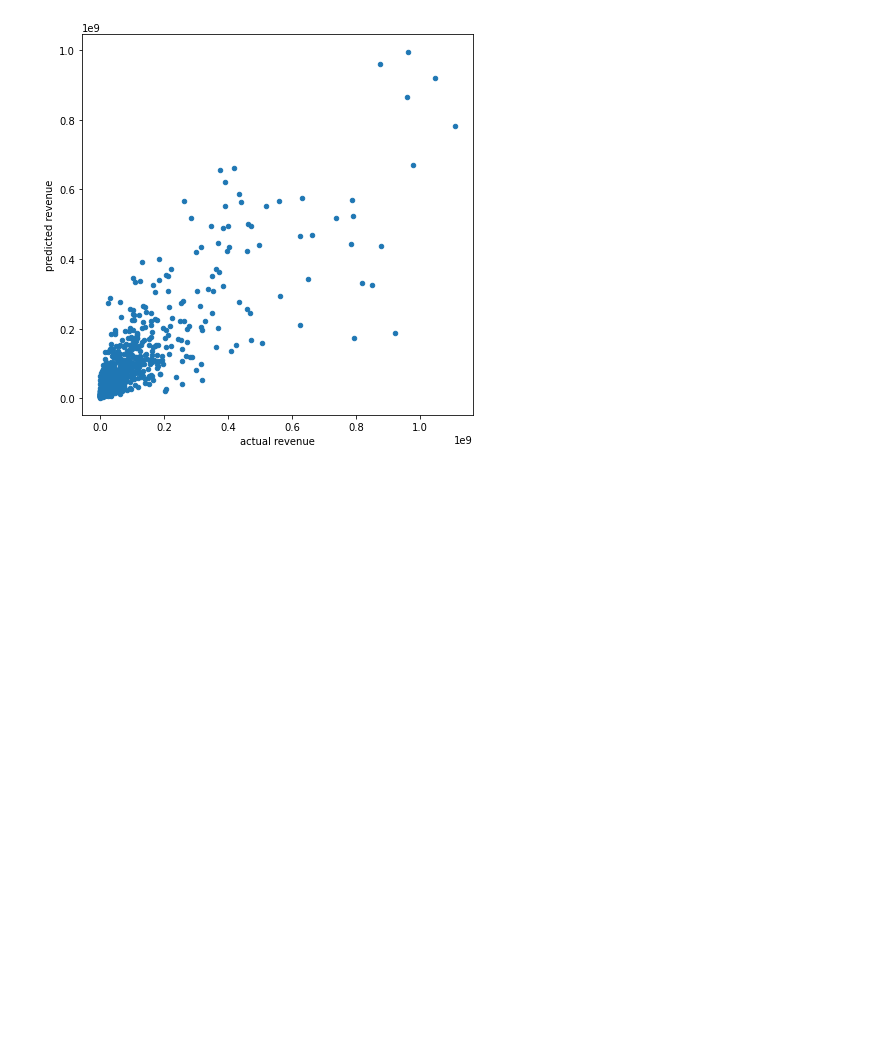
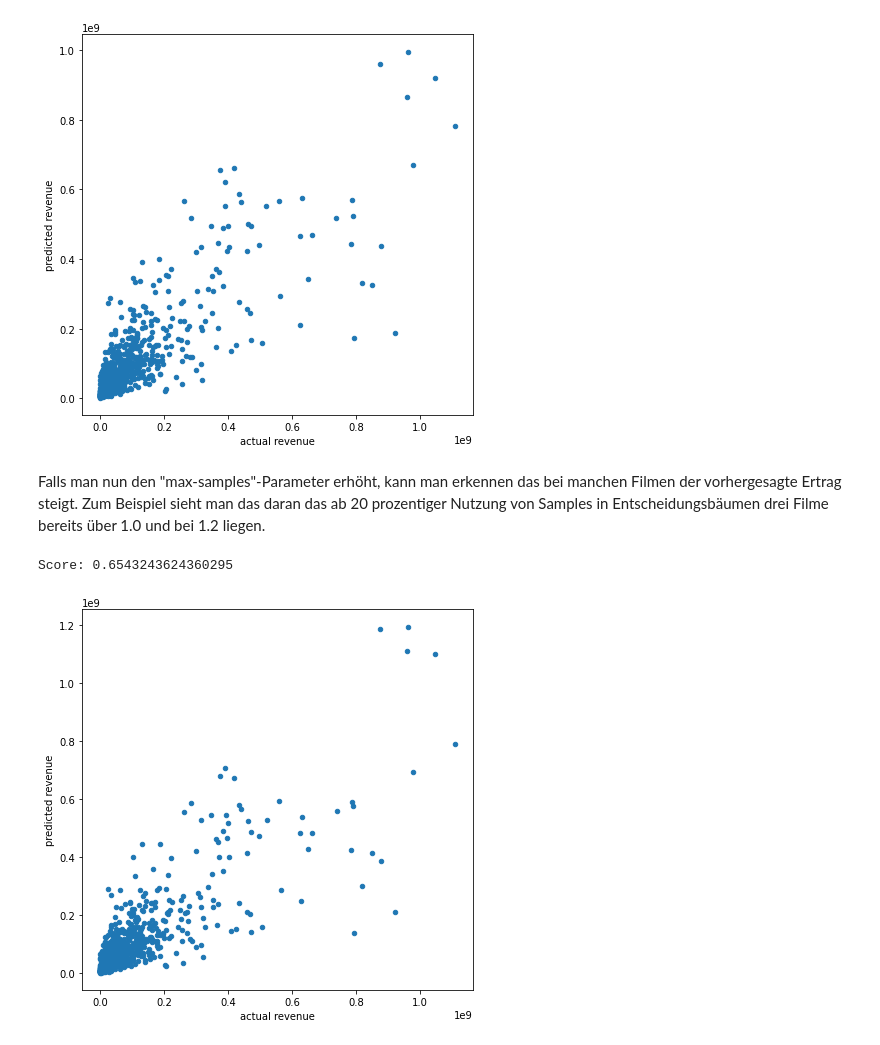
Before and after one commit to lennartarnheim/movies, a Jupyter notebook: movies.ipynb, the cells around one changed output. Drawn from its saved outputs; the diff is of its cells as text; code cells hidden in the pictures; blank space fills up the shorter version.

```diff
--- a/movies.ipynb
+++ b/movies.ipynb
@@ -106,3 +109,19 @@ g = df.plot(x='actual revenue', y='predicted revenue', kind='scatter', figsize=(
 # %% [output]
 Score: 0.668673630059138
 [figure]
+# %% [markdown]
+Falls man nun den "max-samples"-Parameter erhöht, kann man erkennen das bei manchen Filmen der vorhergesagte Ertrag steigt. Zum Beispiel sieht man das daran das ab 20 prozentiger Nutzung von Samples in Entscheidungsbäumen drei Filme bereits über 1.0 und bei 1.2 liegen.
+# %%
+model = RandomForestRegressor(max_samples=0.2, random_state=1)
+
+model.fit(train, train_revenue)
+
+predicted_revenue = model.predict(test)
+
+print('Score:', model.score(test, test_revenue))
+
+df = pd.DataFrame({'actual revenue': test_revenue, 'predicted revenue': predicted_revenue})
+g = df.plot(x='actual revenue', y='predicted revenue', kind='scatter', figsize=(7, 7))
+# %% [output]
+Score: 0.6543243624360295
+[figure, added]
```
Also changed, not shown: parts of 8 cells of this notebook.
